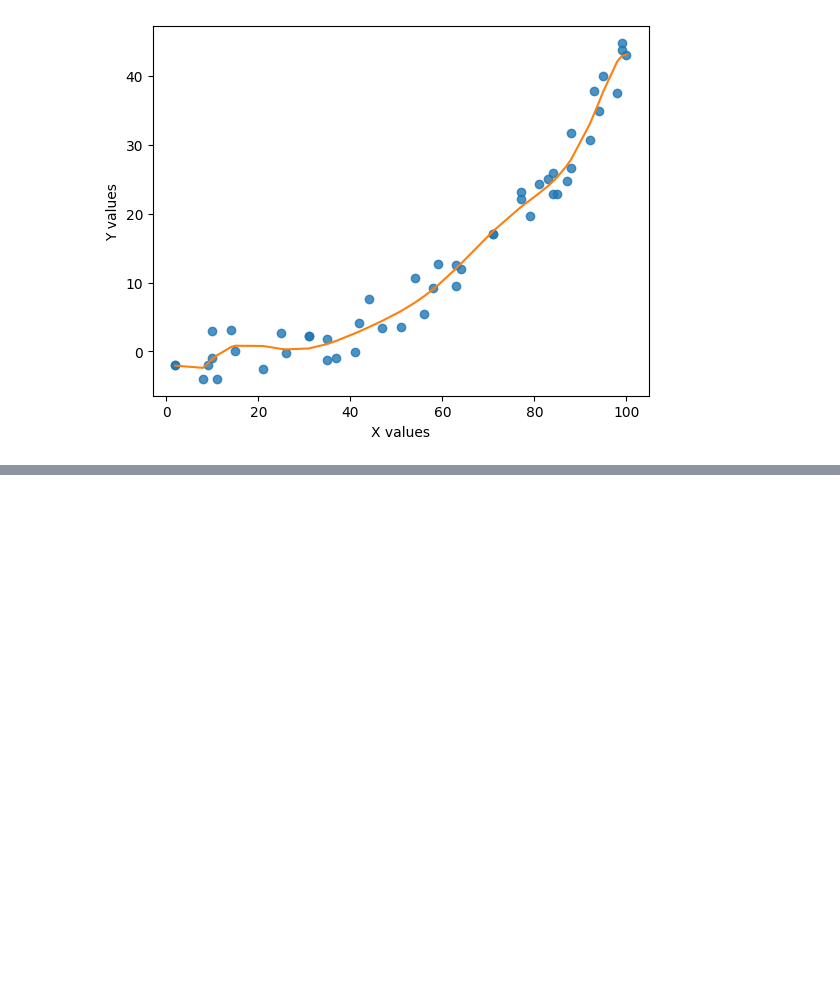
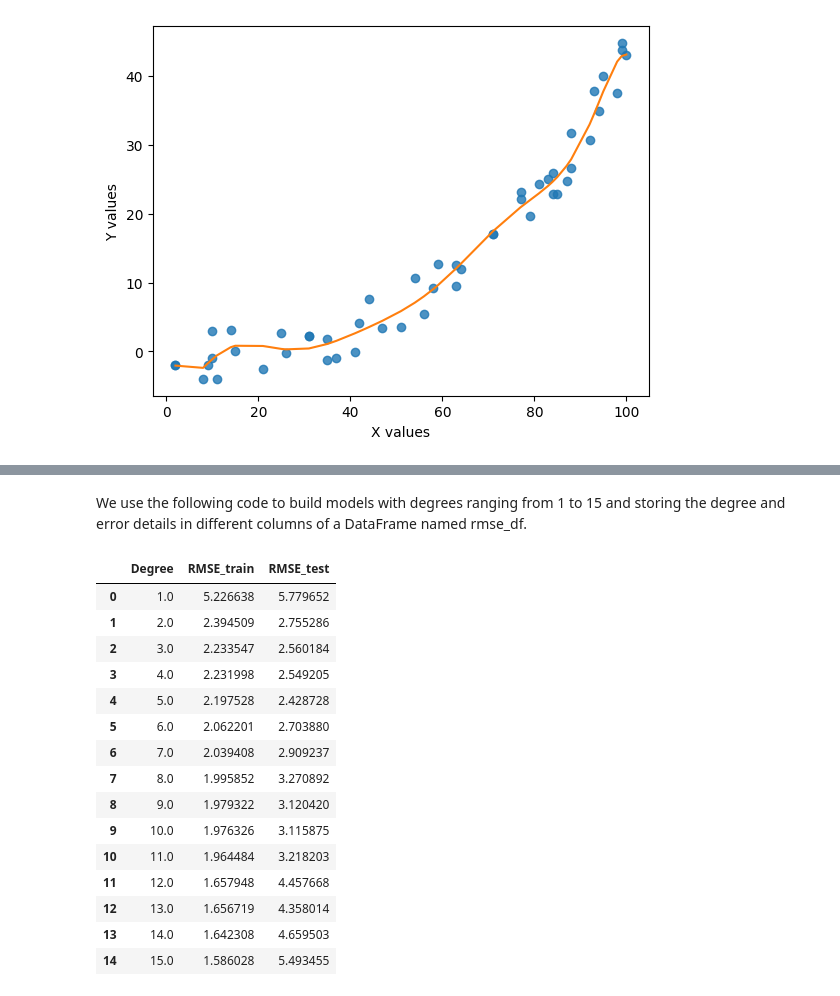
Before and after one commit to Anurag-Warthi/ExcelR, a Jupyter notebook: Data Science/04-Advanced_ML/03-Bias_Variance.ipynb, the cells around one changed output, grey strips where cells are left out. Saved outputs shown, nothing was run; the diff lists cells and outputs as text; code cells hidden in the pictures; blank space fills up the shorter version.

```diff
--- a/Data Science/04-Advanced_ML/03-Bias_Variance.ipynb
+++ b/Data Science/04-Advanced_ML/03-Bias_Variance.ipynb
@@ -67,0 +72,39 @@ Text(0, 0.5, 'Y values')
+# %% [markdown]
+We use the following code to build models with degrees ranging from 1 to 15 and storing the degree and error details in different columns of a DataFrame named rmse_df.
+# %%
+from sklearn.model_selection import train_test_split
+from sklearn import metrics
+X_train, X_test, Y_train, Y_test = train_test_split(curve_df.x, curve_df.y, test_size=0.4, random_state=100)
+
+rmse_df = pd.DataFrame(columns = ['Degree', 'RMSE_train', 'RMSE_test'])
+
+def get_rmse(y, y_fit):
+    return np.sqrt(metrics.mean_squared_error(y, y_fit))
+
+# Iterate through polynomial degrees from 1 to 15
+for degree in range(1, 16):
+    p = np.polyfit(X_train, Y_train, deg=degree)
+    rmse_df.loc[degree-1] = [degree,
+                             get_rmse(Y_train, np.polyval(p, X_train)),
+                             get_rmse(Y_test, np.polyval(p, X_test))]
+
+
+
+rmse_df
+# %% [output]
+|  | Degree | RMSE_train | RMSE_test |
+| 0 | 1.0 | 5.226638 | 5.779652 |
+| 1 | 2.0 | 2.394509 | 2.755286 |
+| 2 | 3.0 | 2.233547 | 2.560184 |
+| 3 | 4.0 | 2.231998 | 2.549205 |
+| 4 | 5.0 | 2.197528 | 2.428728 |
+| 5 | 6.0 | 2.062201 | 2.703880 |
+| 6 | 7.0 | 2.039408 | 2.909237 |
+| 7 | 8.0 | 1.995852 | 3.270892 |
+| 8 | 9.0 | 1.979322 | 3.120420 |
+| 9 | 10.0 | 1.976326 | 3.115875 |
+| 10 | 11.0 | 1.964484 | 3.218203 |
+| 11 | 12.0 | 1.657948 | 4.457668 |
+| 12 | 13.0 | 1.656719 | 4.358014 |
+| 13 | 14.0 | 1.642308 | 4.659503 |
+| 14 | 15.0 | 1.586028 | 5.493455 |
```
Also changed, not shown: parts of 3 cells of this notebook.
